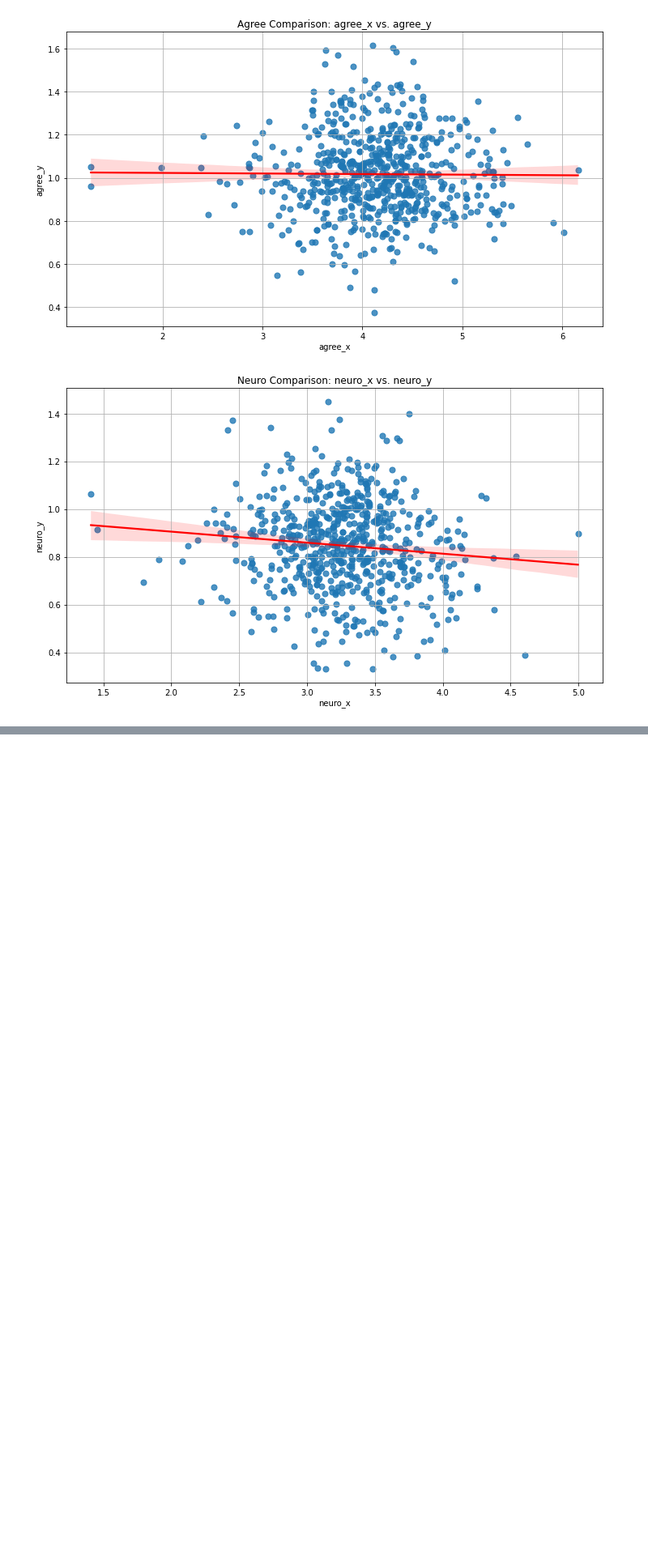
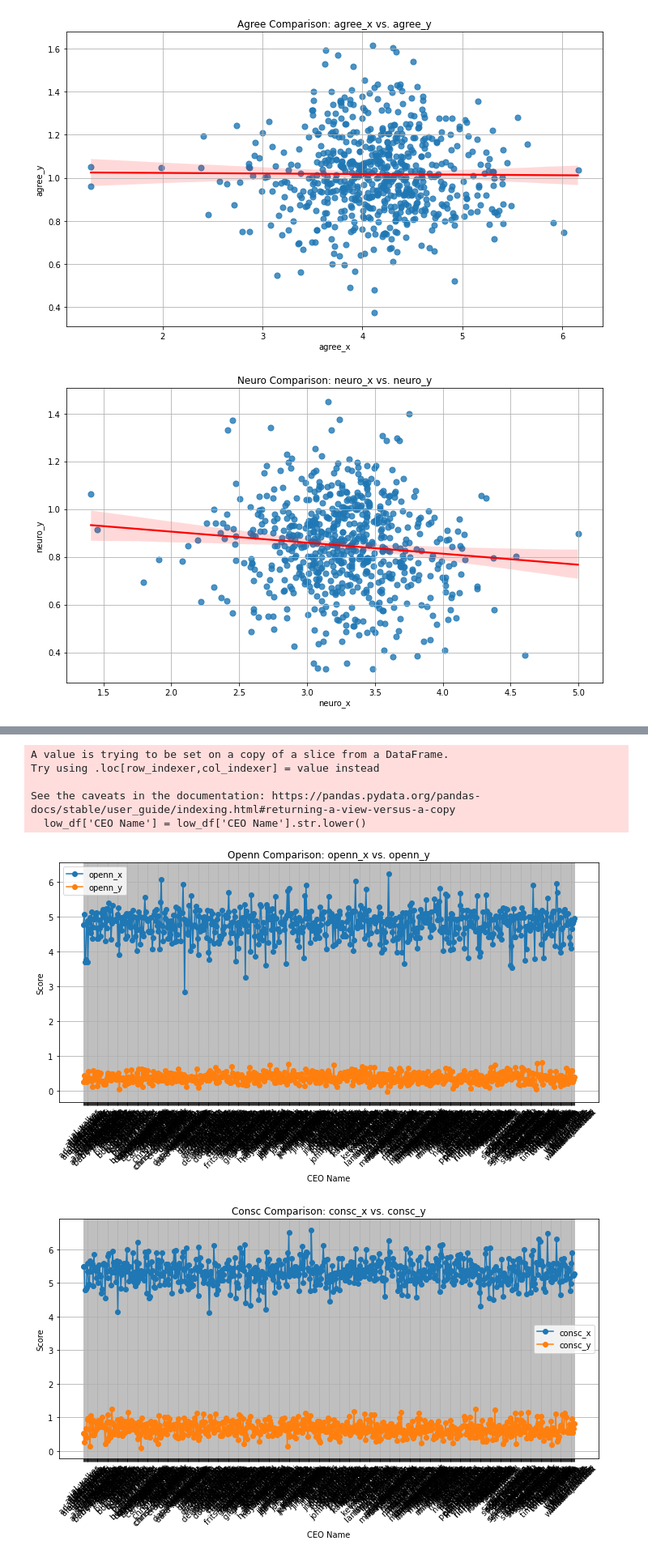
Before and after one commit to frankchiu12/dbahar_research, a Jupyter notebook: correlation.ipynb, the cells around one changed output, grey strips where cells are left out. Shown at 81% size. Saved outputs shown, nothing was run; the diff lists cells and outputs as text; code cells hidden in the pictures; blank space fills up the shorter version.

```diff
--- a/correlation.ipynb
+++ b/correlation.ipynb
@@ -118,0 +145,18 @@ for trait in personality_traits:
+# %%
+low_df['openn'] = low_df[openn].sum(axis=1)
+low_df['consc'] = low_df[consc].sum(axis=1)
+low_df['extra'] = low_df[extra].sum(axis=1)
+low_df['agree'] = low_df[agree].sum(axis=1)
+low_df['neuro'] = low_df[neuro].sum(axis=1)
+
+ocean_columns = ['openn', 'consc', 'extra', 'agree', 'neuro']
+ocean_traits = {
+    'openn': ['predictable', 'traditional', 'unimaginative'],
+    'consc': ['incompetent', 'disorganized', 'careless', 'procrastinate', 'impulsive'],
+    'extra': ['reserved', 'reflective', 'introvert', 'unsocial'],
+    'agree': ['sceptical', 'demanding', 'stubborn', 'unsympathetic', 'rude', 'boast'],
+    'neuro': ['calm', 'confident', 'resilient', 'joyous']
+}
+low_df = low_df[['CEO Name'] + list(ocean_traits.keys())]
+low_df.columns = ['CEO Name'] + ocean_columns
+low_df
@@ -118,0 +177,33 @@ for trait in personality_traits:
+# %%
+result_df = pd.read_csv('/Users/franksi-unchiu/Desktop/personality/results.csv')
+
+result_df['CEO'] = result_df['CEO'].str.lower()
+low_df['CEO Name'] = low_df['CEO Name'].str.lower()
+result_df.rename(columns={'CEO': 'CEO Name'}, inplace=True)
+
+merged_df = pd.merge(result_df, low_df, on='CEO Name')
+personality_traits = ['openn', 'consc', 'extra', 'agree', 'neuro']
+
+for trait in personality_traits:
+    trait_x = f'{trait}_x'
+    trait_y = f'{trait}_y'
+
+    plt.figure(figsize=(10, 6))
+    plt.plot(merged_df['CEO Name'], merged_df[trait_x], marker='o', label=f'{trait}_x')
+    plt.plot(merged_df['CEO Name'], merged_df[trait_y], marker='o', label=f'{trait}_y')
+    plt.title(f'{trait.capitalize()} Comparison: {trait}_x vs. {trait}_y')
+    plt.xlabel('CEO Name')
+    plt.ylabel('Score')
+    plt.legend()
+    plt.xticks(rotation=45)
+    plt.grid(True)
+    plt.tight_layout()
+    plt.show()
+# %% [output]
+A value is trying to be set on a copy of a slice from a DataFrame.
+Try using .loc[row_indexer,col_indexer] = value instead
+
+See the caveats in the documentation: https://pandas.pydata.org/pandas-docs/stable/user_guide/indexing.html#returning-a-view-versus-a-copy
+  low_df['CEO Name'] = low_df['CEO Name'].str.lower()
+[figure, added]
+[figure, added]
```
Also changed, not shown: parts of 8 cells of this notebook.
